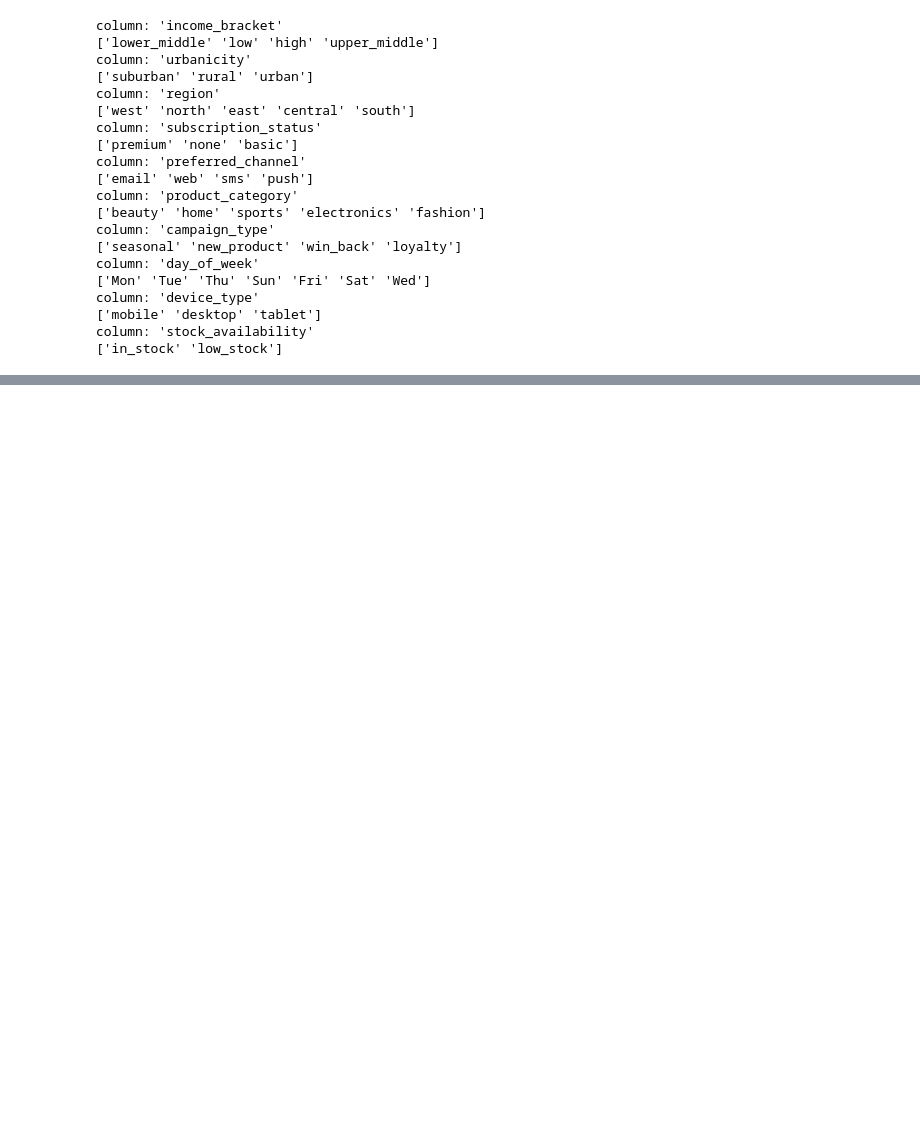
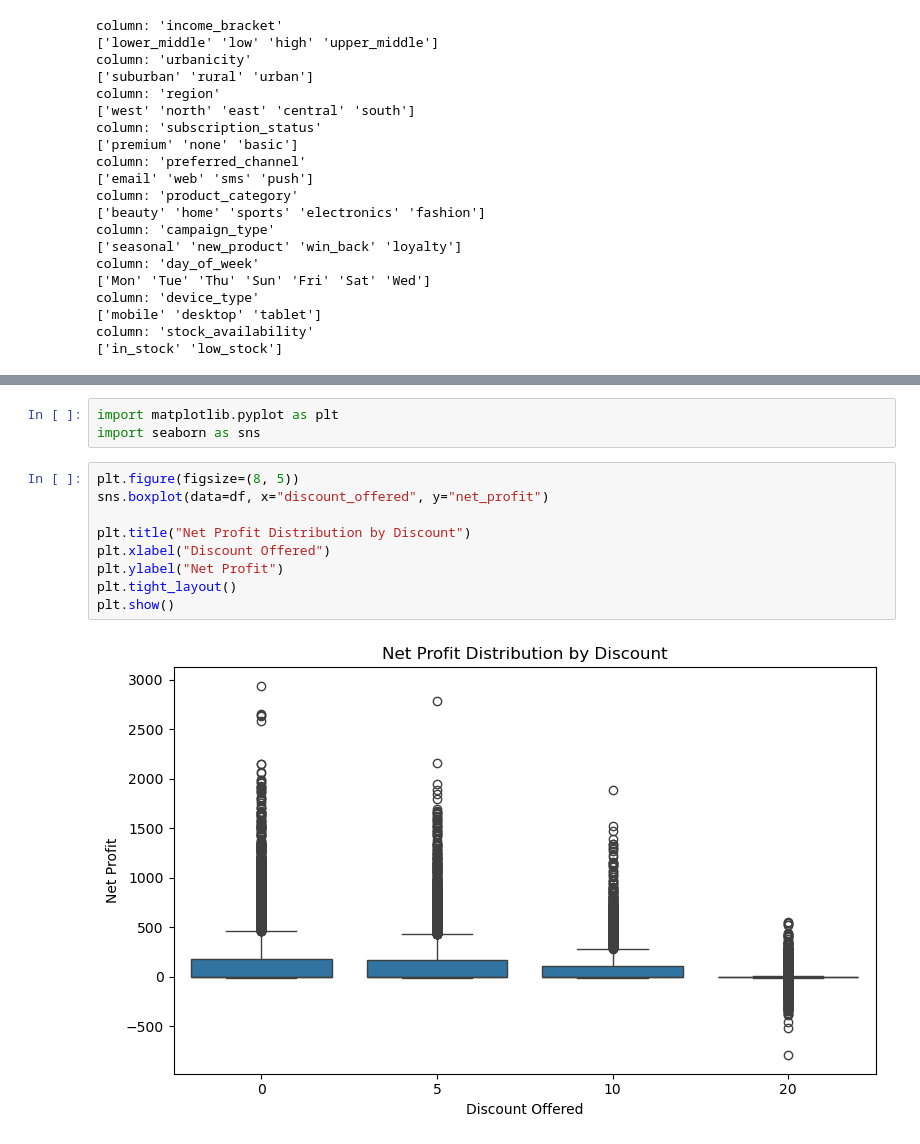
Before and after one commit to kanishka-80/EconoCausal, a Jupyter notebook: ML/EconoCausal_project.ipynb, the cells around one changed output, grey strips where cells are left out. Drawn from its saved outputs; the diff is of its cells as text; blank space fills up the shorter version.

Commit message:
Perform data analysis using EDA

```diff
--- a/ML/EconoCausal_project.ipynb
+++ b/ML/EconoCausal_project.ipynb
@@ -115,0 +134,14 @@ column: 'stock_availability'
+# %%
+import matplotlib.pyplot as plt
+import seaborn as sns
+# %%
+plt.figure(figsize=(8, 5))
+sns.boxplot(data=df, x="discount_offered", y="net_profit")
+
+plt.title("Net Profit Distribution by Discount")
+plt.xlabel("Discount Offered")
+plt.ylabel("Net Profit")
+plt.tight_layout()
+plt.show()
+# %% [output]
+[figure, added]
```
Also changed, not shown: parts of 7 cells of this notebook.
